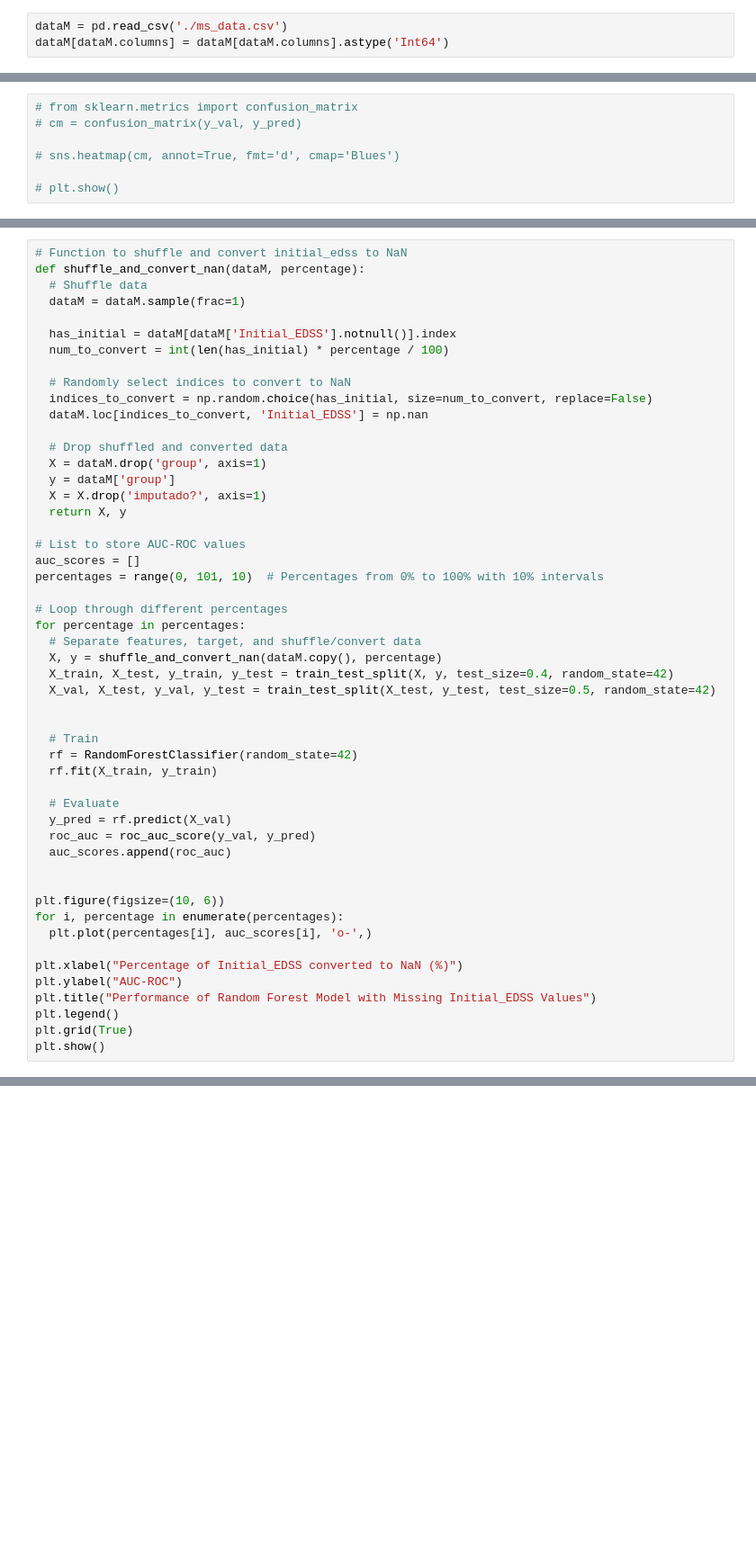
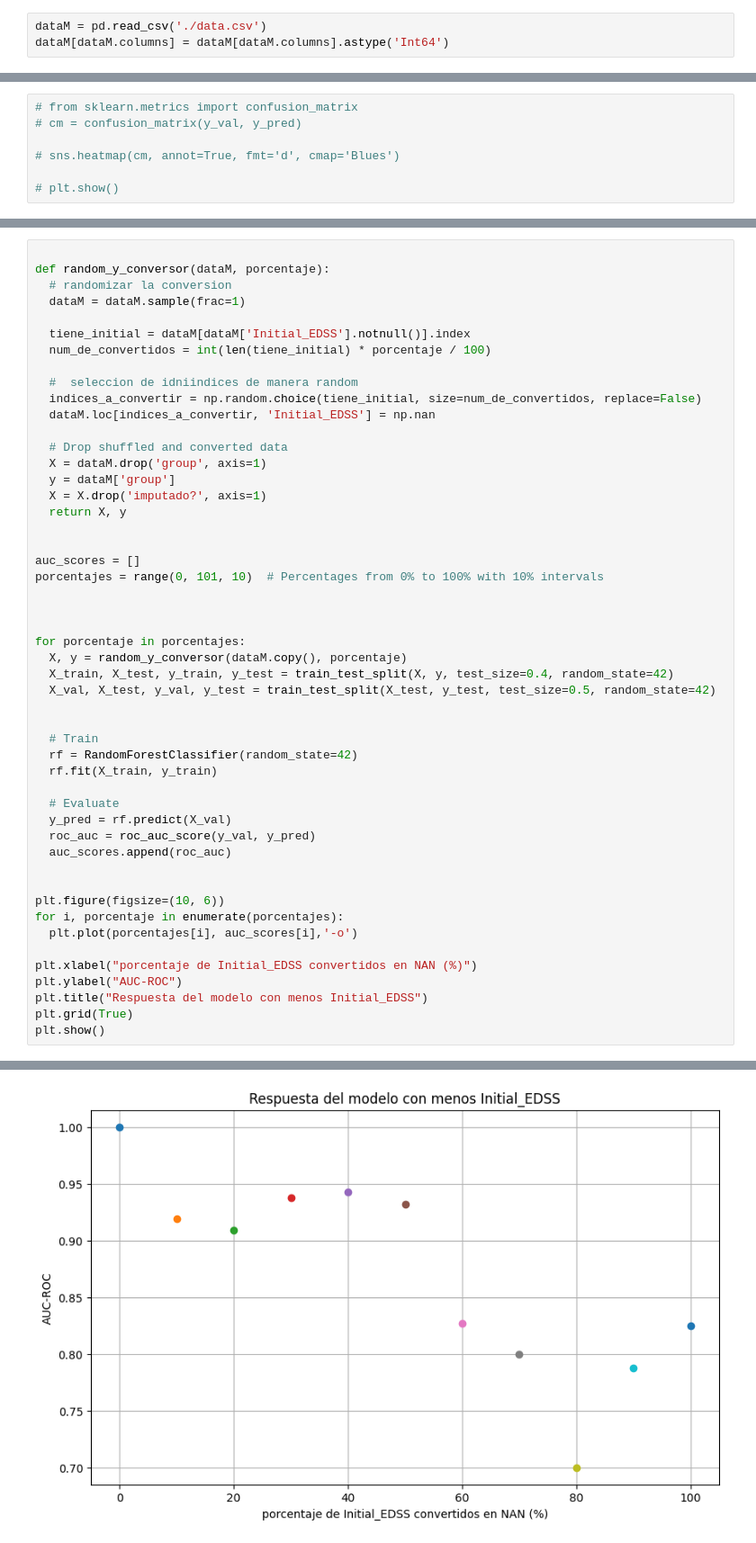
Before and after one commit to BertoloniLucas/SimaAI, a Jupyter notebook: models/M1-Random F. - imputando en initial_edss.ipynb, the cells around one changed output, grey strips where cells are left out. Shown at 90% size. Cells and saved outputs as stored; diff of their text form; blank space fills up the shorter version.

Commit message:
Comienzo de modelos imputando en Initial

```diff
--- a/models/M1-Random F. - imputando en initial_edss.ipynb
+++ b/models/M1-Random F. - imputando en initial_edss.ipynb
@@ -10,5 +10,5 @@ from sklearn.model_selection import train_test_split
 from sklearn.ensemble import RandomForestClassifier
 from sklearn.metrics import accuracy_score, roc_auc_score, roc_curve, auc
 # %%
-dataM = pd.read_csv('./ms_data.csv')
+dataM = pd.read_csv('./data.csv')
 dataM[dataM.columns] = dataM[dataM.columns].astype('Int64')
@@ -163,15 +161,15 @@ Name: count, dtype: Int64
 # %%
-# Function to shuffle and convert initial_edss to NaN
-def shuffle_and_convert_nan(dataM, percentage):
-  # Shuffle data
+
+def random_y_conversor(dataM, porcentaje):
+  # randomizar la conversion
   dataM = dataM.sample(frac=1)
 
-  has_initial = dataM[dataM['Initial_EDSS'].notnull()].index
-  num_to_convert = int(len(has_initial) * percentage / 100)
+  tiene_initial = dataM[dataM['Initial_EDSS'].notnull()].index
+  num_de_convertidos = int(len(tiene_initial) * porcentaje / 100)
 
-  # Randomly select indices to convert to NaN
-  indices_to_convert = np.random.choice(has_initial, size=num_to_convert, replace=False)
-  dataM.loc[indices_to_convert, 'Initial_EDSS'] = np.nan
+  #  seleccion de idniindices de manera random
+  indices_a_convertir = np.random.choice(tiene_initial, size=num_de_convertidos, replace=False)
+  dataM.loc[indices_a_convertir, 'Initial_EDSS'] = np.nan
 
   # Drop shuffled and converted data
   X = dataM.drop('group', axis=1)
@@ -179,14 +177,14 @@ def shuffle_and_convert_nan(dataM, percentage):
   X = X.drop('imputado?', axis=1)
   return X, y
 
-# List to store AUC-ROC values
+
 auc_scores = []
-percentages = range(0, 101, 10)  # Percentages from 0% to 100% with 10% intervals
+porcentajes = range(0, 101, 10)  # Percentages from 0% to 100% with 10% intervals
 
-# Loop through different percentages
-for percentage in percentages:
-  # Separate features, target, and shuffle/convert data
-  X, y = shuffle_and_convert_nan(dataM.copy(), percentage)
+
+
+for porcentaje in porcentajes:
+  X, y = random_y_conversor(dataM.copy(), porcentaje)
   X_train, X_test, y_train, y_test = train_test_split(X, y, test_size=0.4, random_state=42)
   X_val, X_test, y_val, y_test = train_test_split(X_test, y_test, test_size=0.5, random_state=42)
 
@@ -202,13 +200,12 @@ for percentage in percentages:
 
 
 plt.figure(figsize=(10, 6))
-for i, percentage in enumerate(percentages):
-  plt.plot(percentages[i], auc_scores[i], 'o-',)
+for i, porcentaje in enumerate(porcentajes):
+  plt.plot(porcentajes[i], auc_scores[i],'-o')
 
-plt.xlabel("Percentage of Initial_EDSS converted to NaN (%)")
+plt.xlabel("porcentaje de Initial_EDSS convertidos en NAN (%)")
 plt.ylabel("AUC-ROC")
-plt.title("Performance of Random Forest Model with Missing Initial_EDSS Values")
-plt.legend()
+plt.title("Respuesta del modelo con menos Initial_EDSS")
 plt.grid(True)
 plt.show()
 # %% [output]
@@ -215,0 +212 @@ NameError: name 'dataM' is not defined
+[figure, added]
```
Also changed, not shown: parts of 7 cells of this notebook.
